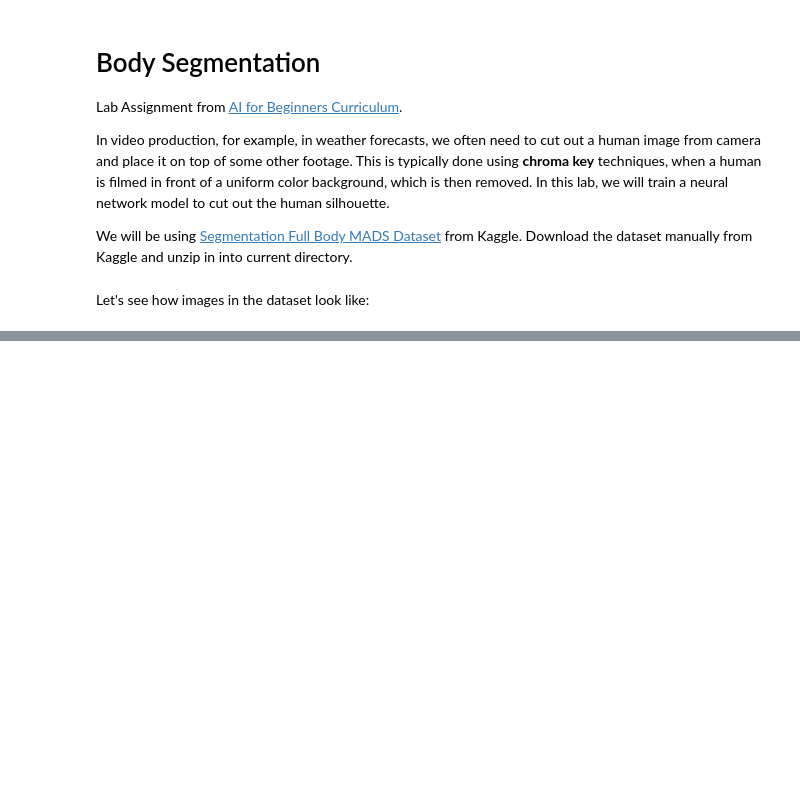
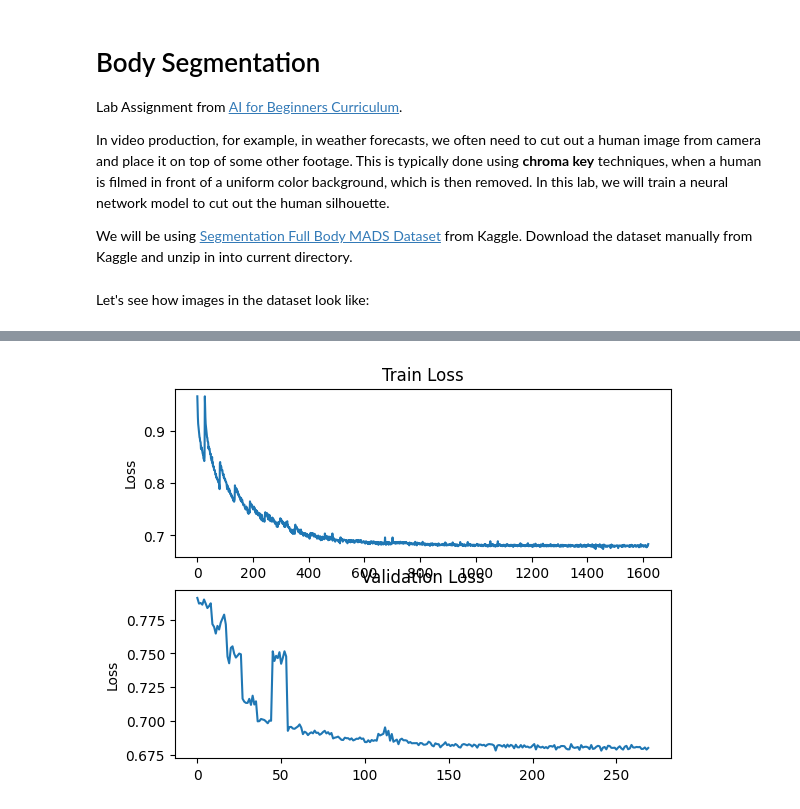
Before and after one commit to tvboelens/Solutions-AI-For-Beginners, a Jupyter notebook: lesson-12/BodySegmentation.ipynb, the cells around one changed output, grey strips where cells are left out. Cells and saved outputs as stored; diff of their text form; code cells hidden in the pictures; blank space fills up the shorter version.

Commit message:
Final tweaks to get good model performance

```diff
--- a/lesson-12/BodySegmentation.ipynb
+++ b/lesson-12/BodySegmentation.ipynb
@@ -46,6 +49,7 @@ ax[1].axis('off')
 # %%
 import torch
 from torch import nn
+from torchvision.utils import save_image
 from torch.utils.data import random_split
 import torchvision
 import torch.optim as optim
@@ -57,20 +61,22 @@ from PIL import Image
 
 
 def draw_pred_segmentation_masks(model: Callable, img: torch.Tensor, img_name: str)->None:
+    #TODO: output both the predicted mask and the mask over the image
     model.eval()
     pred = model(img)
     img = img.reshape(img.size()[1:]).to(torch.uint8)
 
-    pred = pred.reshape(pred.size()[2:]).bool()
-
-    img = torchvision.utils.draw_segmentation_masks(img, pred)
-    img = torchvision.transforms.ToPILImage()(img)
+    #pred = pred.reshape(pred.size()[2:]).bool()
+    pred[pred>0.5]=255.0
+    pred[pred <= 0.5]=0.0
+    #img = torchvision.utils.draw_segmentation_masks(img, pred)
+    #img = torchvision.transforms.ToPILImage()(img)
     fn = img_name+'_pred.png'
     fp = os.path.join('output_imgs', fn)
     if not os.path.exists('output_imgs'):
         os.mkdir('output_imgs')
-    img.save(fp)
-    img.close()
+    #img.save(fp)
+    save_image(pred,fp)
     return None
 
 
@@ -98,12 +104,15 @@ class MADSDataset(Dataset):
         mask_path = os.path.join(self.masks_dir, self.img_names[idx]+'.png')
         mask = Image.open(mask_path).convert('L')
         mask = T.functional.pil_to_tensor(mask)
+        mask = mask/255.0   #Since we use binary cross entropy loss, values have to be in [0,1] and
+                            #v2 transforms don't scale masks, therefore we have to do it by hand
         #mask = torchvision.io.read_image(mask_path, ImageReadMode.GRAY)
         target = tv_tensors.Mask(mask)
 
         if self.transforms is not None:
             img, target = self.transforms(img, target)
-        return img, self.get_class_index(target), img_name
+
+        return img, target, img_name
 
     def get_class_index(self, mask):
         mask = torch.where(mask>128,torch.ones(mask.size(), dtype=torch.float32),torch.zeros(mask.size(),dtype=torch.float32))
@@ -118,12 +127,13 @@ val_size = 0.2
 test_size = 1.0-(train_size+val_size)
 lr = 1e-3
 weight_decay = 1e-6
+w_p = torch.FloatTensor([1.0])#weight for binary cross entropy loss
 
-transforms = T.Compose([T.Resize((256,256), interpolation=Image.NEAREST),
+transforms = T.Compose([T.Resize((256,256)),# interpolation=Image.NEAREST),
                         T.ToImage(),
                         T.ToDtype(dtype={tv_tensors.Image: torch.float32, tv_tensors.Mask: torch.float32, "others": None},
                                   scale=True)])
-bs = 16
+bs = 32
 no_of_epochs = 30
 
 full_dataset = MADSDataset(root=dataset_path,transforms=transforms)
@@ -295,16 +306,21 @@ class UNet(nn.Module):
             torch.cat((self.upsample3(d2), cat0), dim=1)))
         return d3
 # %%
-
 model = UNet()
 model.to(device)
 
 optimizer = optim.Adam(model.parameters(), lr=lr, weight_decay=weight_decay)#TODO: Define learning rate and weight decay
-loss_fn = nn.BCEWithLogitsLoss()
+loss_fn = nn.BCEWithLogitsLoss(pos_weight=w_p)
 
 train_loss, val_loss = train_model(model=model, train_loader=train_loader, val_loader=val_loader,
-                                   optimizer=optimizer, no_of_epochs=no_of_epochs, report_freq=20, device=device,
+                                   optimizer=optimizer, no_of_epochs=no_of_epochs, report_freq=5, device=device,
                                    loss_fn=loss_fn)
 print("TRAINING FINISHED")
-test_loss = test_model(model=model, test_loader=test_loader, device=device, loss_fn=loss_fn, save_freq=1)
-print(f"Test loss = {test_loss}")
+
+savetime = time.strftime('%Y-%m-%d-%H%%%M', time.localtime()).replace('-', '_')
+model_fn = 'BodySegmentation_model_'+savetime+'.pth'
+if not os.path.exists('models'):
+    os.mkdir('models')
+
+model_fp = 'models/'+model_fn
+torch.save(model, model_fp)
@@ -311,5 +346,9 @@ print(f"Test loss = {test_loss}")
 # %%
 from matplotlib import pyplot as plt
+
+test_loss = test_model(model=model, test_loader=test_loader,
+                       device=device, loss_fn=loss_fn, save_freq=1)
+print(f"Test loss = {test_loss}")
 
 fig, (ax1, ax2) = plt.subplots(2, 1)
 
@@ -322,3 +361,4 @@ ax2.set_ylabel("Loss")
 ax2.set_title("Validation Loss")
 
 plt.show()
+# %% [output]
@@ -325 +366,2 @@ plt.show()
+[figure, added]
 # %%
```
Also changed, not shown: parts of 5 cells of this notebook.
